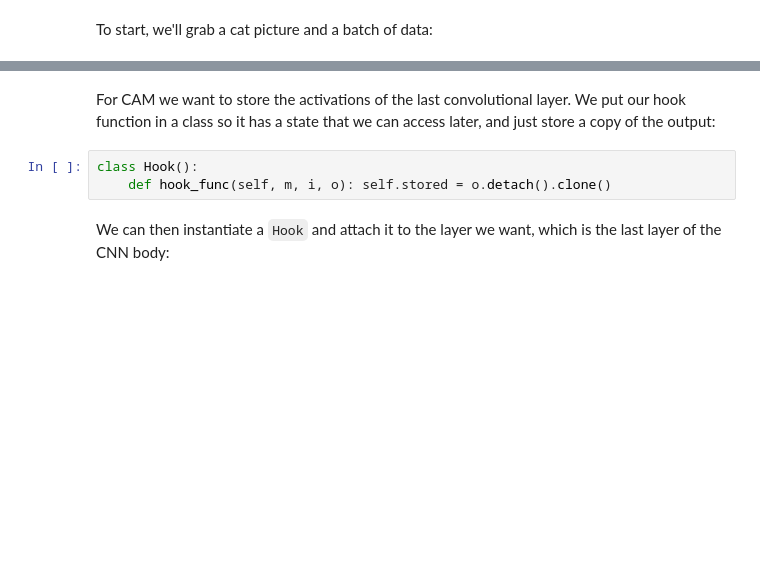
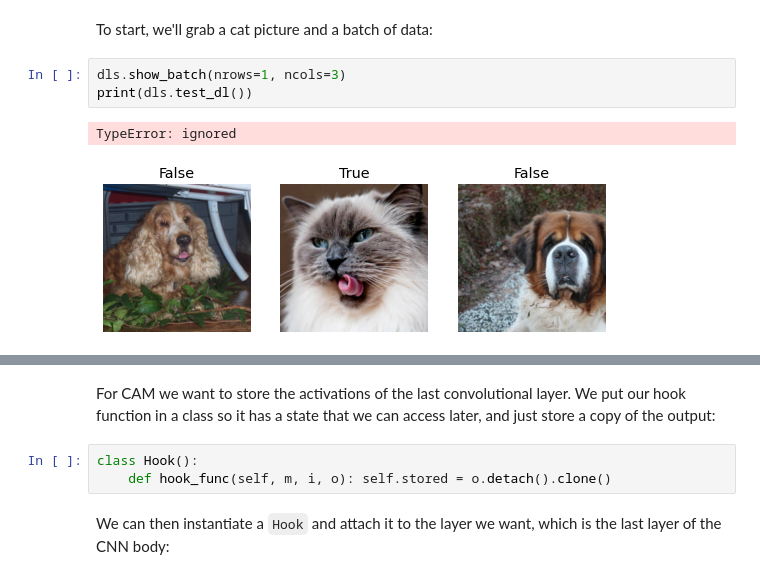
Before and after one commit to rmartimarly/teaching_misc, a Jupyter notebook: 18_CAM.ipynb, the cells around one changed output, grey strips where cells are left out. Cells and saved outputs as stored; diff of their text form; blank space fills up the shorter version.

```diff
--- a/18_CAM.ipynb
+++ b/18_CAM.ipynb
@@ -40,4 +44,10 @@ learn.fine_tune(1)
 # %% [markdown]
 To start, we'll grab a cat picture and a batch of data:
+# %%
+dls.show_batch(nrows=1, ncols=3)
+print(dls.test_dl())
+# %% [output]
+TypeError: ignored
+[figure, added]
 # %%
 img = PILImage.create(image_cat())
```
Also changed, not shown: parts of 3 cells of this notebook.
